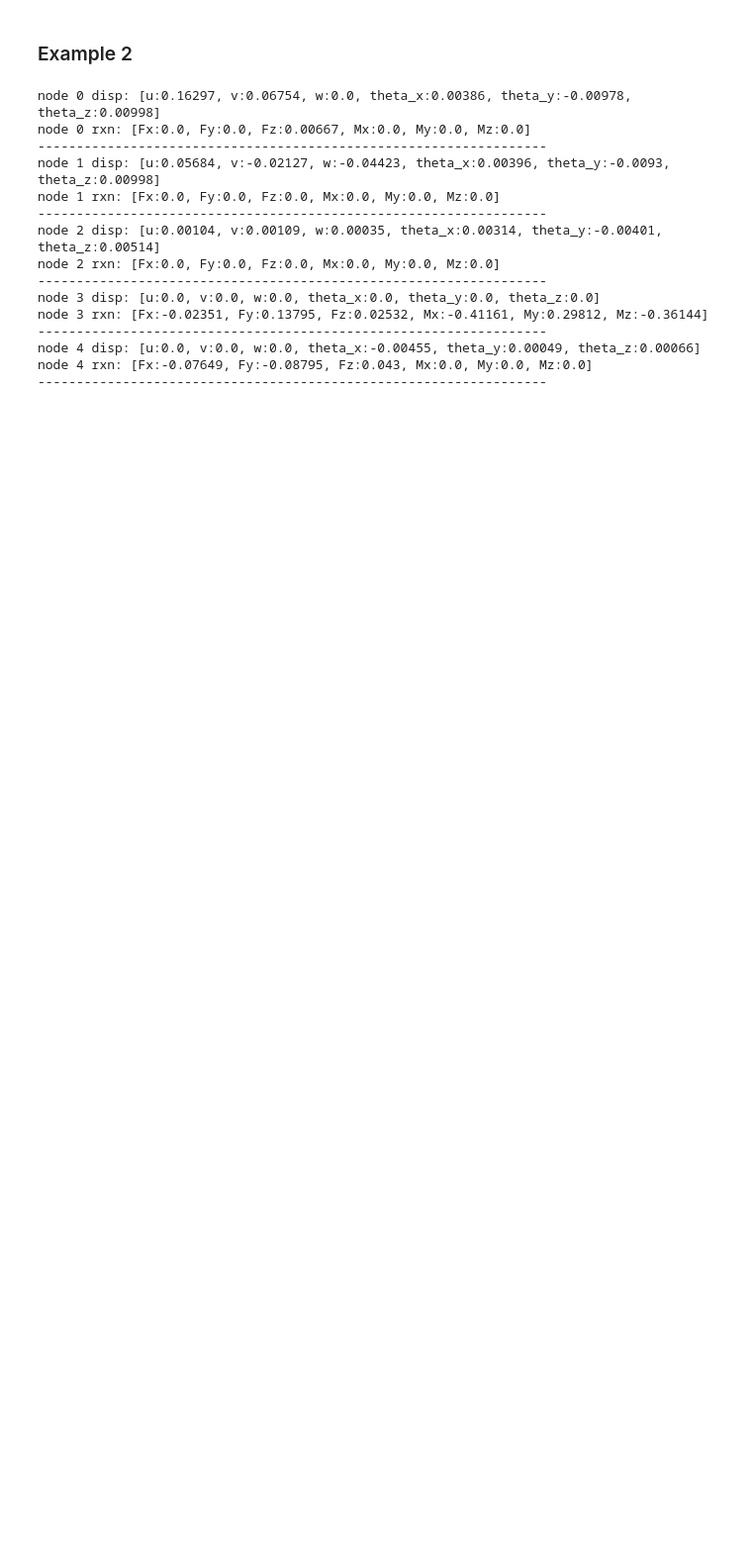
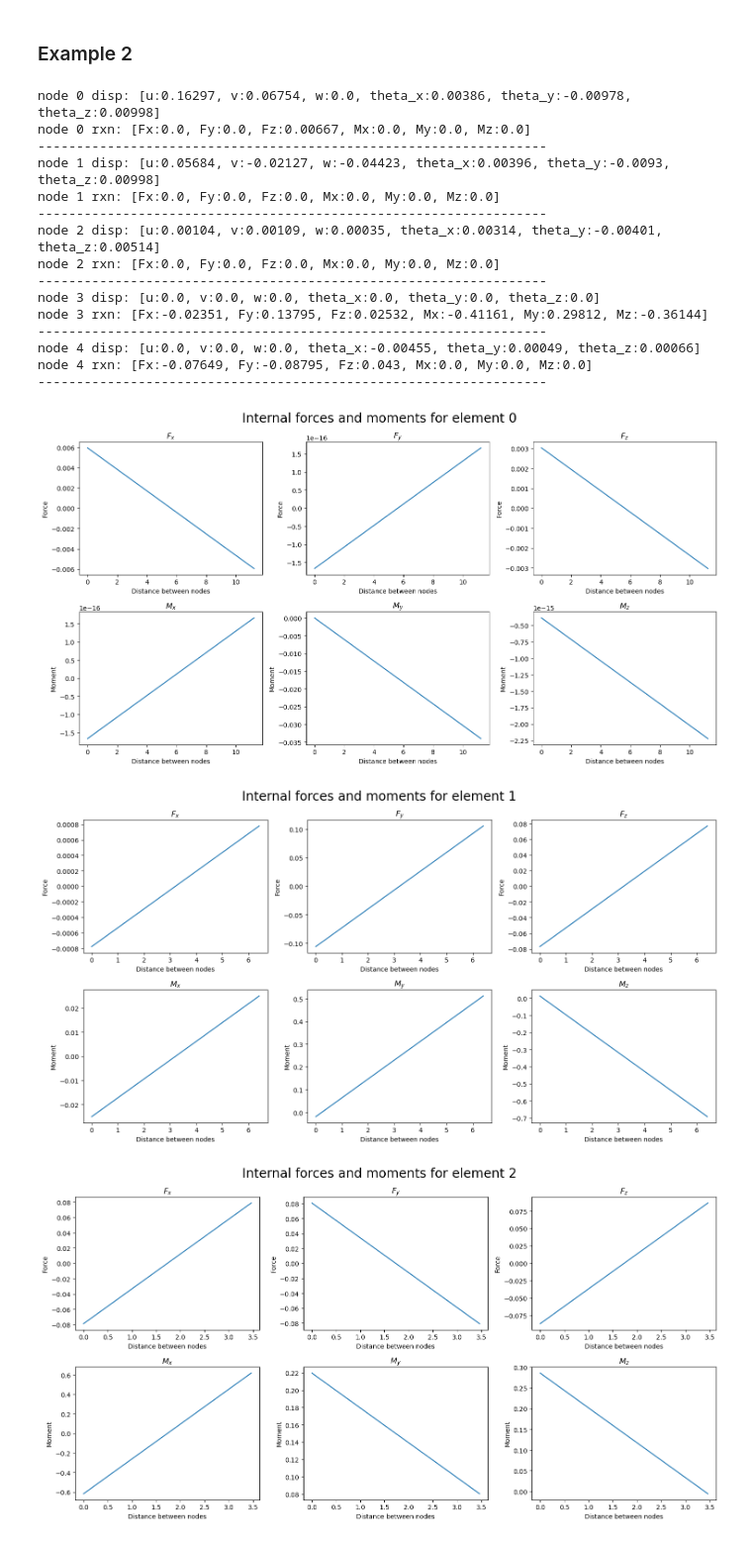
Before and after one commit to quan4444/me700_assignment2, a Jupyter notebook: tutorials/run_direct_stiffness_method.ipynb, the cells around one changed output. Shown at 99% size. Cells and saved outputs as stored; diff of their text form; code cells hidden in the pictures; blank space fills up the shorter version.

```diff
--- a/tutorials/run_direct_stiffness_method.ipynb
+++ b/tutorials/run_direct_stiffness_method.ipynb
@@ -146,3 +117,10 @@ node 3 rxn: [Fx:-0.02351, Fy:0.13795, Fz:0.02532, Mx:-0.41161, My:0.29812, Mz:-0
 node 4 disp: [u:0.0, v:0.0, w:0.0, theta_x:-0.00455, theta_y:0.00049, theta_z:0.00066]
 node 4 rxn: [Fx:-0.07649, Fy:-0.08795, Fz:0.043, Mx:0.0, My:0.0, Mz:0.0]
 ------------------------------------------------------------------
+# %%
+int_forces = solver.compute_local_int_forces_and_moments(displacements)
+solver.plot_internal_forces(int_forces)
+# %% [output]
+[figure, added]
+[figure, added]
+[figure, added]
```
Also changed, not shown: parts of 12 cells of this notebook, 12 other files.
